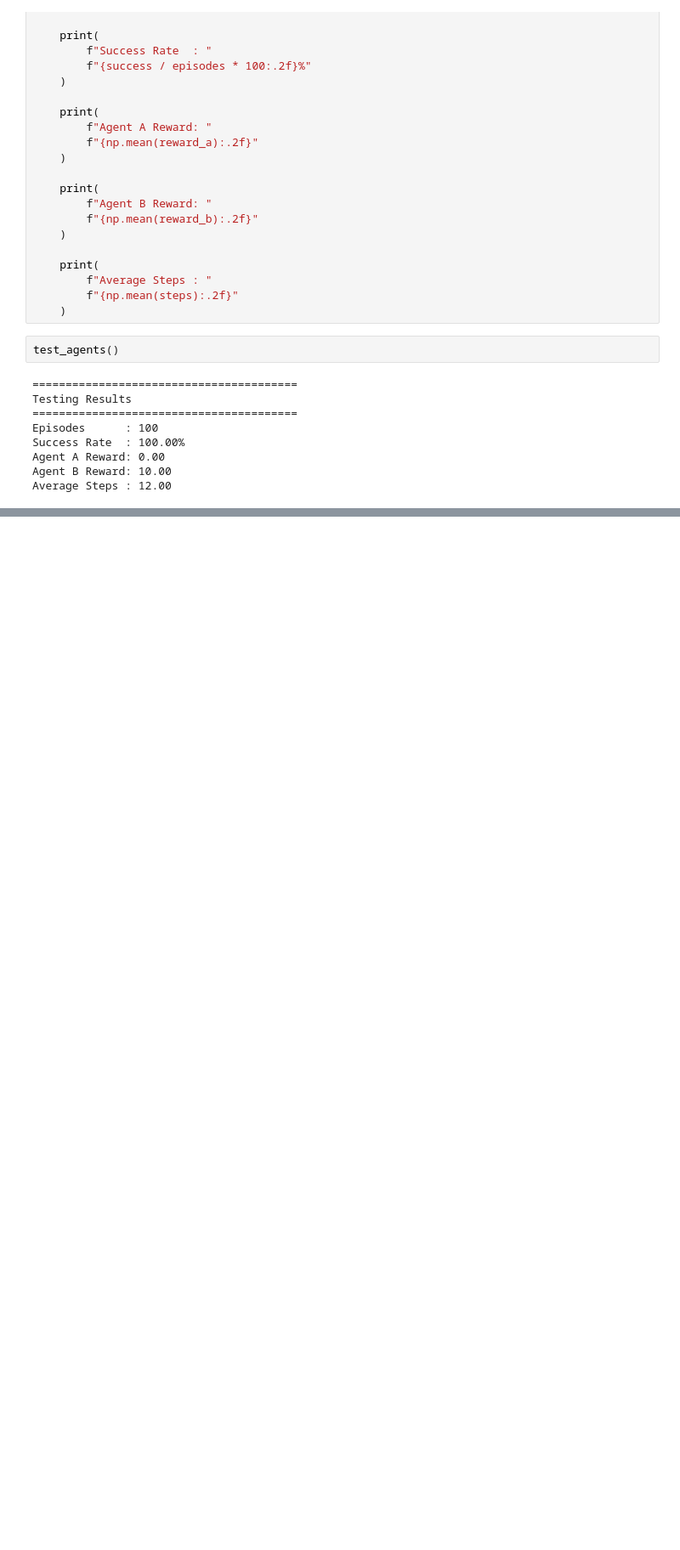
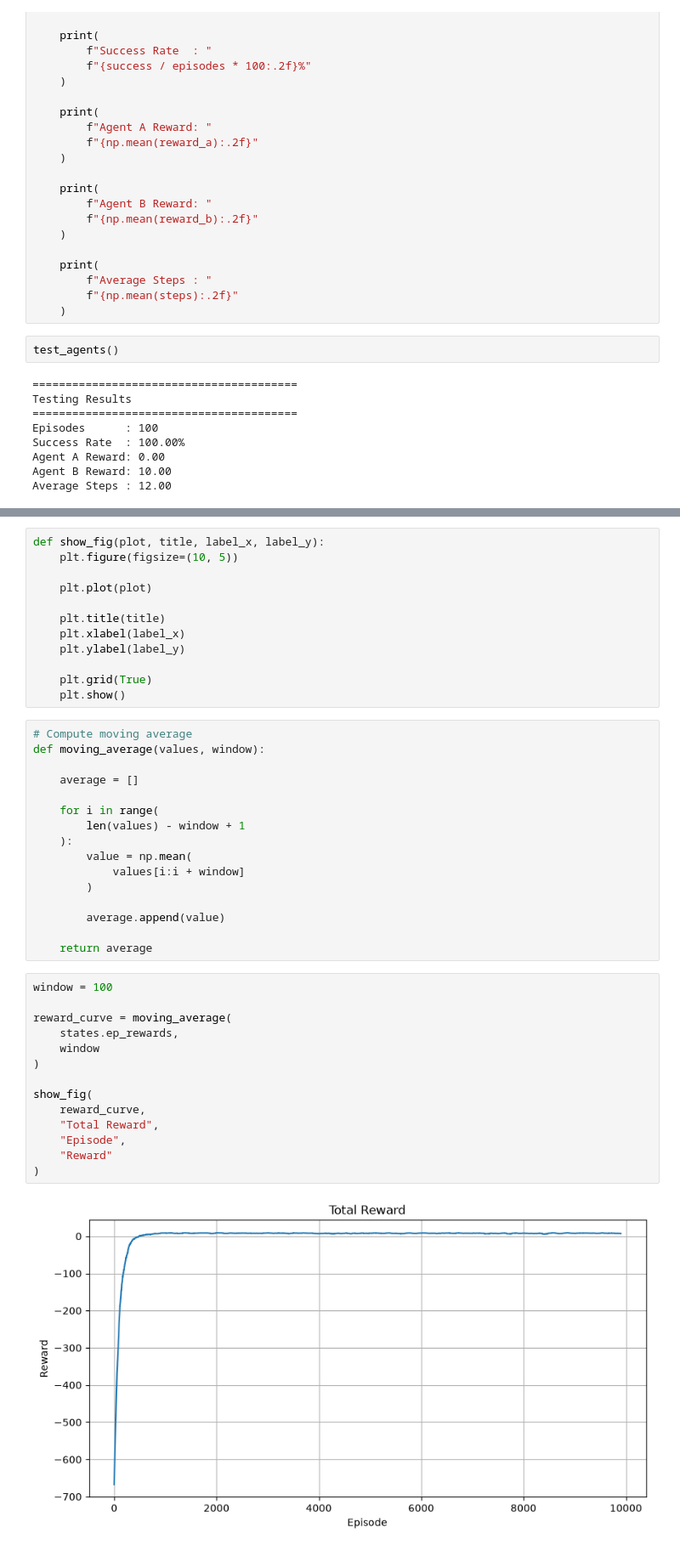
Before and after one commit to sajib1619/Tabular-Q-Learning-Multi_Agent, a Jupyter notebook: Tabular Q-Learning Multi-Agent.ipynb, the cells around one changed output, grey strips where cells are left out. Shown at 85% size. Saved outputs shown, nothing was run; the diff lists cells and outputs as text; blank space fills up the shorter version.

Commit message:
Added visualization and evaluation

```diff
--- a/Tabular Q-Learning Multi-Agent.ipynb
+++ b/Tabular Q-Learning Multi-Agent.ipynb
@@ -993,0 +959,44 @@ Average Steps : 12.00
+# %%
+def show_fig(plot, title, label_x, label_y):
+    plt.figure(figsize=(10, 5))
+
+    plt.plot(plot)
+
+    plt.title(title)
+    plt.xlabel(label_x)
+    plt.ylabel(label_y)
+
+    plt.grid(True)
+    plt.show()
+# %%
+# Compute moving average
+def moving_average(values, window):
+
+    average = []
+
+    for i in range(
+        len(values) - window + 1
+    ):
+        value = np.mean(
+            values[i:i + window]
+        )
+
+        average.append(value)
+
+    return average
+# %%
+window = 100
+
+reward_curve = moving_average(
+    states.ep_rewards,
+    window
+)
+
+show_fig(
+    reward_curve,
+    "Total Reward",
+    "Episode",
+    "Reward"
+)
+# %% [output]
+[figure, added]
```
Also changed, not shown: parts of 15 cells of this notebook.
